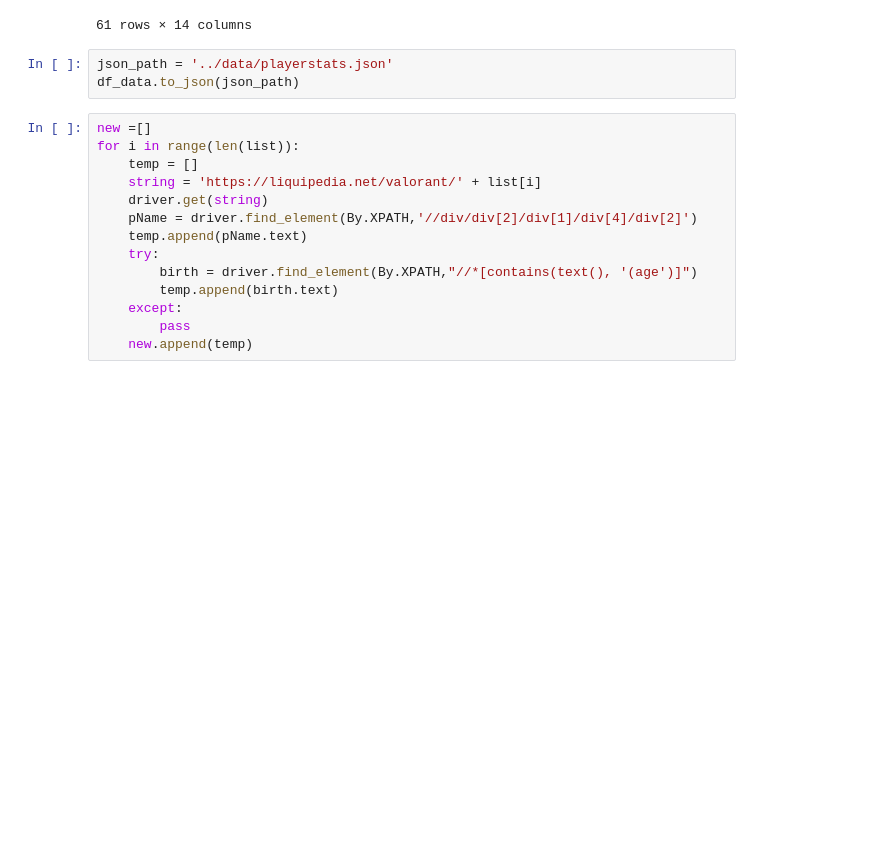
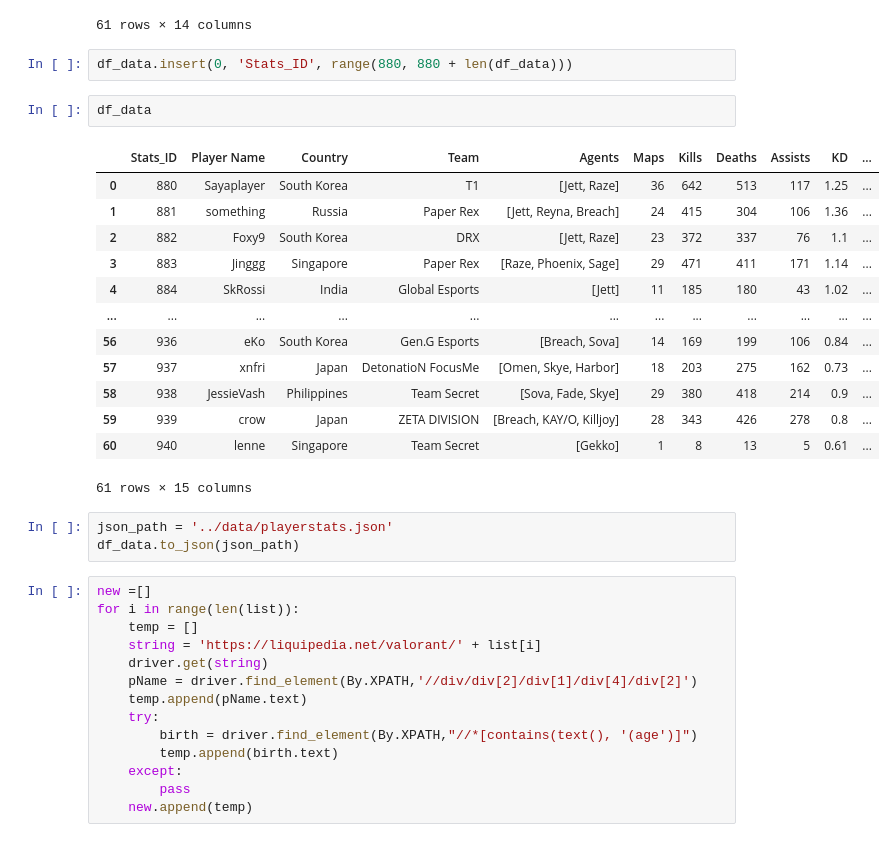
Before and after one commit to wargabasdat/Seleksi-2023-Tugas-1, a Jupyter notebook: Data Scraping/src/scrape.ipynb, the cells around one changed output. Drawn from its saved outputs; the diff is of its cells as text; blank space fills up the shorter version.

```diff
--- a/Data Scraping/src/scrape.ipynb
+++ b/Data Scraping/src/scrape.ipynb
@@ -125,6 +121,24 @@ df_data
 | 59 | crow | Japan | ZETA DIVISION | [Breach, KAY/O, Killjoy] | 28 | 343 | 426 | 278 | 0.8 | 1.45 | 152 | ... |
 | 60 | lenne | Singapore | Team Secret | [Gekko] | 1 | 8 | 13 | 5 | 0.61 | 1 | 139 | ... |
 61 rows × 14 columns
+# %%
+df_data.insert(0, 'Stats_ID', range(880, 880 + len(df_data)))
+# %%
+df_data
+# %% [output]
+|  | Stats_ID | Player Name | Country | Team | Agents | Maps | Kills | Deaths | Assists | KD | ... |
+| 0 | 880 | Sayaplayer | South Korea | T1 | [Jett, Raze] | 36 | 642 | 513 | 117 | 1.25 | ... |
+| 1 | 881 | something | Russia | Paper Rex | [Jett, Reyna, Breach] | 24 | 415 | 304 | 106 | 1.36 | ... |
+| 2 | 882 | Foxy9 | South Korea | DRX | [Jett, Raze] | 23 | 372 | 337 | 76 | 1.1 | ... |
+| 3 | 883 | Jinggg | Singapore | Paper Rex | [Raze, Phoenix, Sage] | 29 | 471 | 411 | 171 | 1.14 | ... |
+| 4 | 884 | SkRossi | India | Global Esports | [Jett] | 11 | 185 | 180 | 43 | 1.02 | ... |
+| ... | ... | ... | ... | ... | ... | ... | ... | ... | ... | ... | ... |
+| 56 | 936 | eKo | South Korea | Gen.G Esports | [Breach, Sova] | 14 | 169 | 199 | 106 | 0.84 | ... |
+| 57 | 937 | xnfri | Japan | DetonatioN FocusMe | [Omen, Skye, Harbor] | 18 | 203 | 275 | 162 | 0.73 | ... |
+| 58 | 938 | JessieVash | Philippines | Team Secret | [Sova, Fade, Skye] | 29 | 380 | 418 | 214 | 0.9 | ... |
+| 59 | 939 | crow | Japan | ZETA DIVISION | [Breach, KAY/O, Killjoy] | 28 | 343 | 426 | 278 | 0.8 | ... |
+| 60 | 940 | lenne | Singapore | Team Secret | [Gekko] | 1 | 8 | 13 | 5 | 0.61 | ... |
+61 rows × 15 columns
 # %%
 json_path = '../data/playerstats.json'
 df_data.to_json(json_path)
```
Also changed, not shown: parts of 4 cells of this notebook, 3 other files.
